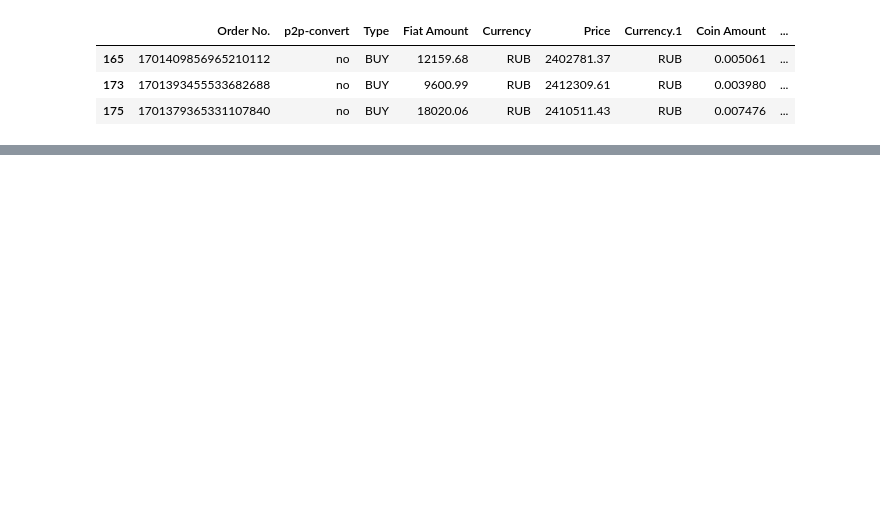
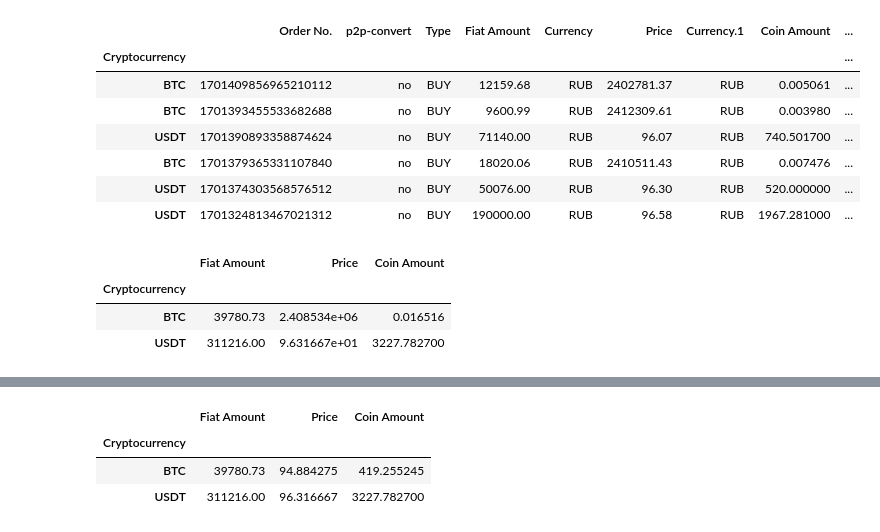
Before and after one commit to 0xN1ck/Accounting, a Jupyter notebook: jupyter-notebooks/bybit.ipynb, the cells around one changed output, grey strips where cells are left out. Cells and saved outputs as stored; diff of their text form; code cells hidden in the pictures; blank space fills up the shorter version.

Commit message:
1. Updated bybit functionality 2. Added huobi implementation in widget 3. It is necessary to add an implementation for bybit and huobi filling in the sell column

```diff
--- a/jupyter-notebooks/bybit.ipynb
+++ b/jupyter-notebooks/bybit.ipynb
@@ -23,14 +9,24 @@ display(bybit_history_p2p)
 # %%
 filtered_data_bybit_history_p2p = bybit_history_p2p[(bybit_history_p2p['Time'] >= '2023-09-11 19:00:00') & (bybit_history_p2p['Time'] <= '2023-09-12 07:00:00')]
 
-display(filtered_data_bybit_history_p2p[
-            (filtered_data_bybit_history_p2p['Type'] == 'BUY') &
-            (filtered_data_bybit_history_p2p['Cryptocurrency'] == 'BTC') &
-            (filtered_data_bybit_history_p2p['Type'] == 'BUY')
-            ])
+filtered_data_bybit_history_p2p_buy = filtered_data_bybit_history_p2p[filtered_data_bybit_history_p2p['Type'] == 'BUY']
+filtered_data_bybit_history_p2p_buy.set_index('Cryptocurrency', inplace=True)
+display(filtered_data_bybit_history_p2p_buy)
 # %% [output]
 |  | Order No. | p2p-convert | Type | Fiat Amount | Currency | Price | Currency.1 | Coin Amount | ... |
-| 165 | 1701409856965210112 | no | BUY | 12159.68 | RUB | 2402781.37 | RUB | 0.005061 | ... |
-| 173 | 1701393455533682688 | no | BUY | 9600.99 | RUB | 2412309.61 | RUB | 0.003980 | ... |
-| 175 | 1701379365331107840 | no | BUY | 18020.06 | RUB | 2410511.43 | RUB | 0.007476 | ... |
+| Cryptocurrency |  |  |  |  |  |  |  |  | ... |
+| BTC | 1701409856965210112 | no | BUY | 12159.68 | RUB | 2402781.37 | RUB | 0.005061 | ... |
+| BTC | 1701393455533682688 | no | BUY | 9600.99 | RUB | 2412309.61 | RUB | 0.003980 | ... |
+| USDT | 1701390893358874624 | no | BUY | 71140.00 | RUB | 96.07 | RUB | 740.501700 | ... |
+| BTC | 1701379365331107840 | no | BUY | 18020.06 | RUB | 2410511.43 | RUB | 0.007476 | ... |
+| USDT | 1701374303568576512 | no | BUY | 50076.00 | RUB | 96.30 | RUB | 520.000000 | ... |
+| USDT | 1701324813467021312 | no | BUY | 190000.00 | RUB | 96.58 | RUB | 1967.281000 | ... |
+# %%
+filtered_data_bybit_history_p2p_buy_sum = filtered_data_bybit_history_p2p_buy.groupby('Cryptocurrency').agg({'Fiat Amount': 'sum', 'Price': 'mean', 'Coin Amount': 'sum'})
+display(filtered_data_bybit_history_p2p_buy_sum)
+# %% [output]
+|  | Fiat Amount | Price | Coin Amount |
+| Cryptocurrency |  |  |  |
+| BTC | 39780.73 | 2.408534e+06 | 0.016516 |
+| USDT | 311216.00 | 9.631667e+01 | 3227.782700 |
 # %%
@@ -60,6 +56,19 @@ display(filtered_data_bybit_history_spot)
 |  | Timestamp (Local Time) | Spot Pairs | Order Type | Direction | Filled Value | Avg. Filled Price | ... |
 | 56 | 2023-09-12 06:17:37 | BTC/USDT | MARKET | SELL | 231.2144435900000 USDT | 25573.990000000000000000 USDT | ... |
 | 59 | 2023-09-12 02:40:52 | BTC/USDT | MARKET | SELL | 188.0408010000000 USDT | 25155.960000000000000000 USDT | ... |
+# %%
+for index in filtered_data_bybit_history_p2p_buy_sum.index:
+    if not index == 'USDT':
+        matching_values = filtered_data_bybit_history_spot[filtered_data_bybit_history_spot['Spot Pairs'].str.contains(index)]['Filled Value'].apply(lambda x: re.findall(r'\d+\.\d+', x)[0]).astype(float).sum()
+        filtered_data_bybit_history_p2p_buy_sum.loc[index]['Coin Amount'] = matching_values
+        filtered_data_bybit_history_p2p_buy_sum.loc[index]['Price'] = filtered_data_bybit_history_p2p_buy_sum.loc[index]['Fiat Amount'] / matching_values
+        matching_values = 0
+display(filtered_data_bybit_history_p2p_buy_sum)
+# %% [output]
+|  | Fiat Amount | Price | Coin Amount |
+| Cryptocurrency |  |  |  |
+| BTC | 39780.73 | 94.884275 | 419.255245 |
+| USDT | 311216.00 | 96.316667 | 3227.782700 |
 # %%
 from openpyxl import load_workbook
 from openpyxl.styles import Font, Alignment
```
Also changed, not shown: parts of 4 cells of this notebook, 12 other files.
